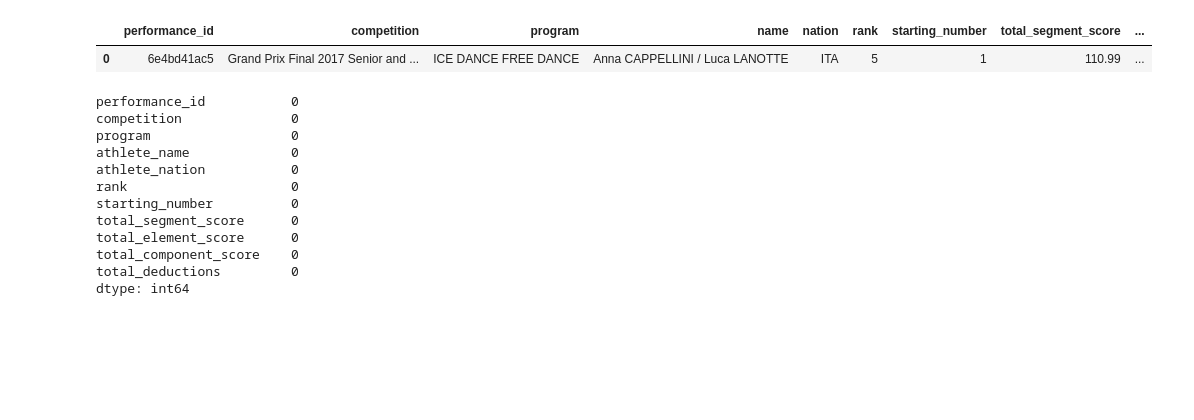
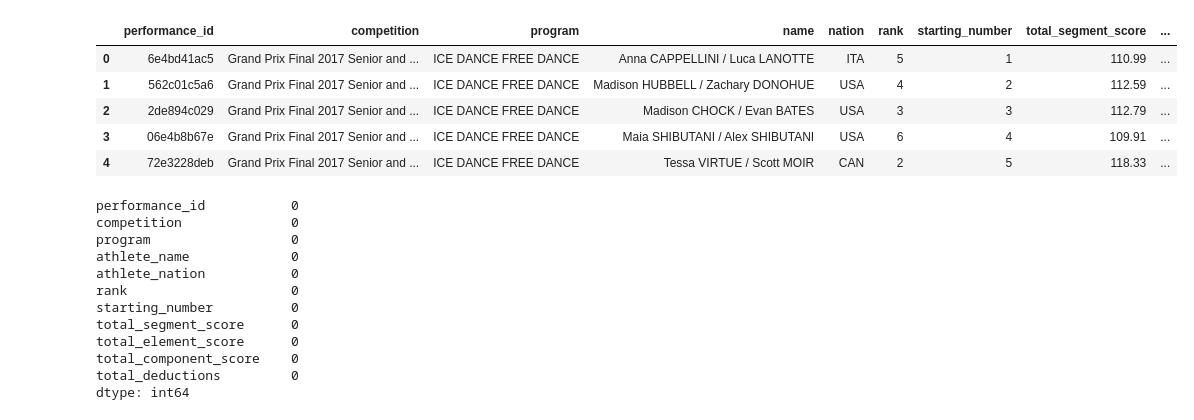
Before and after one commit to valinsogna/data_visualization_project, a Jupyter notebook: Preprocessing.ipynb, the cells around one changed output. Cells and saved outputs as stored; diff of their text form; code cells hidden in the pictures; blank space fills up the shorter version.

```diff
--- a/Preprocessing.ipynb
+++ b/Preprocessing.ipynb
@@ -7,10 +7,14 @@ aspects = pd.read_csv("judged-aspects.csv")
 scores = pd.read_csv("judge-scores.csv")
 judges = pd.read_csv("judges.csv")
 # %%
-performances.head(1)
+performances.head()
 # %% [output]
 |  | performance_id | competition | program | name | nation | rank | starting_number | total_segment_score | ... |
 | 0 | 6e4bd41ac5 | Grand Prix Final 2017 Senior and ... | ICE DANCE FREE DANCE | Anna CAPPELLINI / Luca LANOTTE | ITA | 5 | 1 | 110.99 | ... |
+| 1 | 562c01c5a6 | Grand Prix Final 2017 Senior and ... | ICE DANCE FREE DANCE | Madison HUBBELL / Zachary DONOHUE | USA | 4 | 2 | 112.59 | ... |
+| 2 | 2de894c029 | Grand Prix Final 2017 Senior and ... | ICE DANCE FREE DANCE | Madison CHOCK / Evan BATES | USA | 3 | 3 | 112.79 | ... |
+| 3 | 06e4b8b67e | Grand Prix Final 2017 Senior and ... | ICE DANCE FREE DANCE | Maia SHIBUTANI / Alex SHIBUTANI | USA | 6 | 4 | 109.91 | ... |
+| 4 | 72e3228deb | Grand Prix Final 2017 Senior and ... | ICE DANCE FREE DANCE | Tessa VIRTUE / Scott MOIR | CAN | 2 | 5 | 118.33 | ... |
 # %%
 # rinomino le colonne per evitare incomprensioni dopo le join
 performances.rename(columns={'name': 'athlete_name',
```
Also changed, not shown: parts of 14 cells of this notebook, 1 other file.
